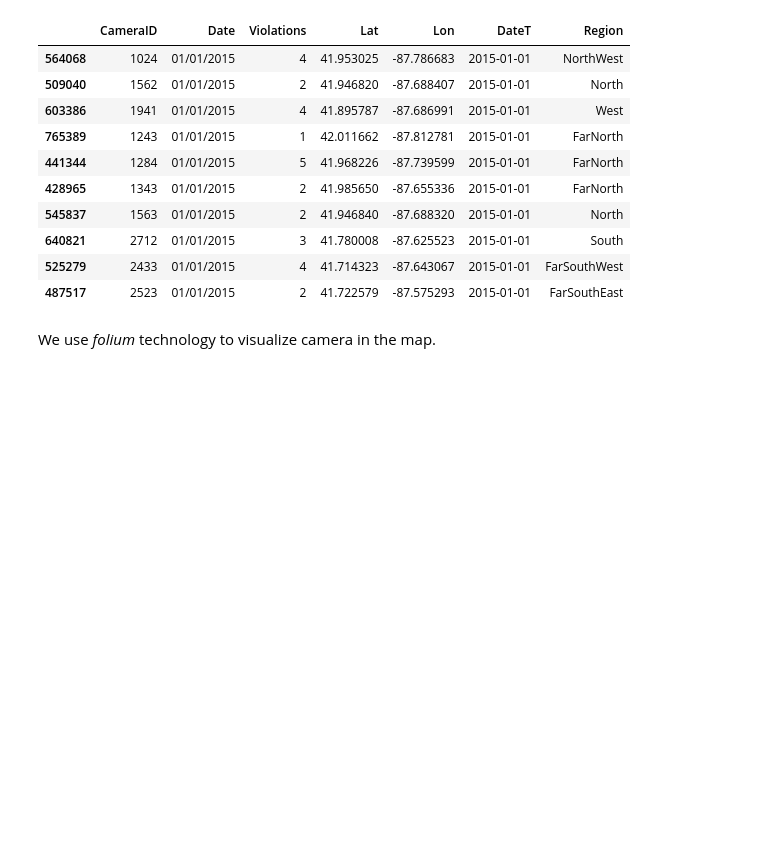
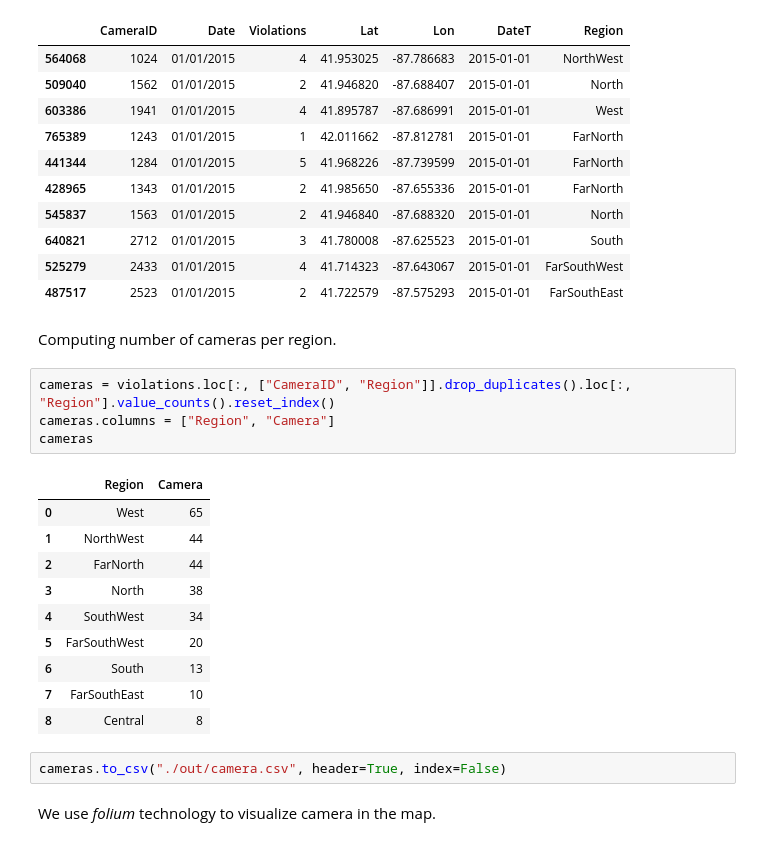
Before and after one commit to Quinta13/TSA_project, a Jupyter notebook: chicago_red_light_camera/data_preparation.ipynb, the cells around one changed output. Cells and saved outputs as stored; diff of their text form; blank space fills up the shorter version.

```diff
--- a/chicago_red_light_camera/data_preparation.ipynb
+++ b/chicago_red_light_camera/data_preparation.ipynb
@@ -312,6 +312,25 @@ violations.head(10)
 | 640821 | 2712 | 01/01/2015 | 3 | 41.780008 | -87.625523 | 2015-01-01 | South |
 | 525279 | 2433 | 01/01/2015 | 4 | 41.714323 | -87.643067 | 2015-01-01 | FarSouthWest |
 | 487517 | 2523 | 01/01/2015 | 2 | 41.722579 | -87.575293 | 2015-01-01 | FarSouthEast |
+# %% [markdown]
+Computing number of cameras per region.
+# %%
+cameras = violations.loc[:, ["CameraID", "Region"]].drop_duplicates().loc[:, "Region"].value_counts().reset_index()
+cameras.columns = ["Region", "Camera"]
+cameras
+# %% [output]
+|  | Region | Camera |
+| 0 | West | 65 |
+| 1 | NorthWest | 44 |
+| 2 | FarNorth | 44 |
+| 3 | North | 38 |
+| 4 | SouthWest | 34 |
+| 5 | FarSouthWest | 20 |
+| 6 | South | 13 |
+| 7 | FarSouthEast | 10 |
+| 8 | Central | 8 |
+# %%
+cameras.to_csv("./out/camera.csv", header=True, index=False)
 # %% [markdown]
 We use *folium* technology to visualize camera in the map.
 # %%
```
Also changed, not shown: 8 other files.
